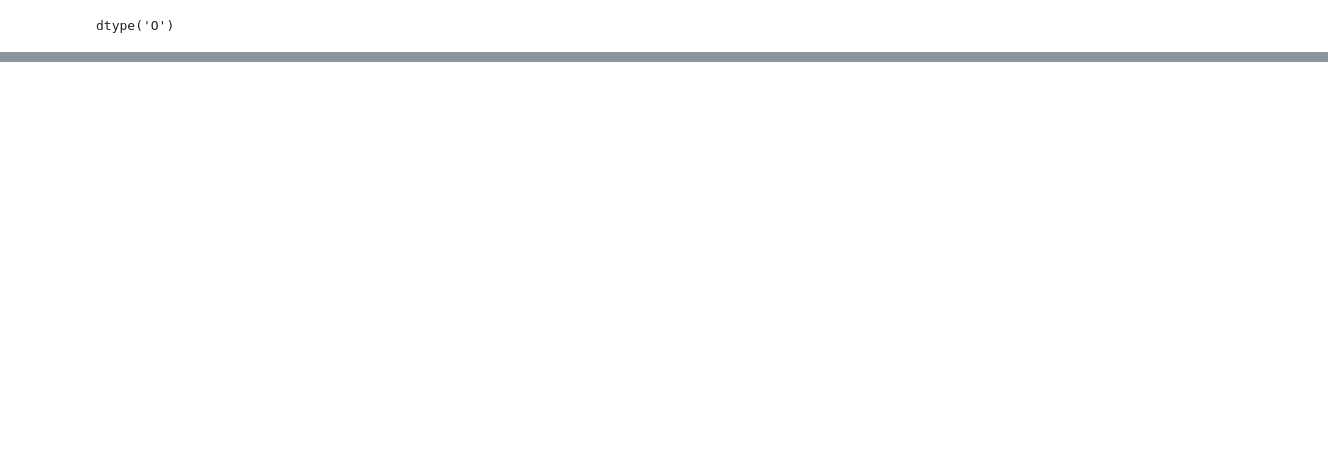
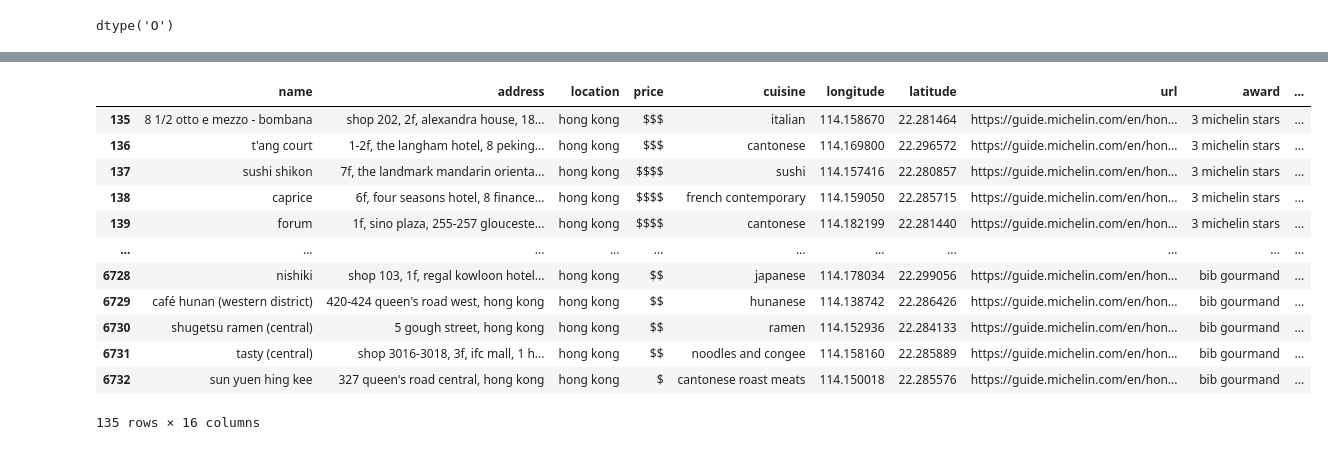
Before and after one commit to CodeupGourmands/Michelin_NLP_Capstone, a Jupyter notebook: cristina_notebook.ipynb, the cells around one changed output, grey strips where cells are left out. Saved outputs shown, nothing was run; the diff lists cells and outputs as text; code cells hidden in the pictures; blank space fills up the shorter version.

```diff
--- a/cristina_notebook.ipynb
+++ b/cristina_notebook.ipynb
@@ -307,0 +251,16 @@ memory usage: 847.6+ KB
+# %%
+df[df.country == 'hong kong']
+# %% [output]
+|  | name | address | location | price | cuisine | longitude | latitude | url | award | ... |
+| 135 | 8 1/2 otto e mezzo - bombana | shop 202, 2f, alexandra house, 18... | hong kong | $$$ | italian | 114.158670 | 22.281464 | https://guide.michelin.com/en/hon... | 3 michelin stars | ... |
+| 136 | t'ang court | 1-2f, the langham hotel, 8 peking... | hong kong | $$$ | cantonese | 114.169800 | 22.296572 | https://guide.michelin.com/en/hon... | 3 michelin stars | ... |
+| 137 | sushi shikon | 7f, the landmark mandarin orienta... | hong kong | $$$$ | sushi | 114.157416 | 22.280857 | https://guide.michelin.com/en/hon... | 3 michelin stars | ... |
+| 138 | caprice | 6f, four seasons hotel, 8 finance... | hong kong | $$$$ | french contemporary | 114.159050 | 22.285715 | https://guide.michelin.com/en/hon... | 3 michelin stars | ... |
+| 139 | forum | 1f, sino plaza, 255-257 glouceste... | hong kong | $$$$ | cantonese | 114.182199 | 22.281440 | https://guide.michelin.com/en/hon... | 3 michelin stars | ... |
+| ... | ... | ... | ... | ... | ... | ... | ... | ... | ... | ... |
+| 6728 | nishiki | shop 103, 1f, regal kowloon hotel... | hong kong | $$ | japanese | 114.178034 | 22.299056 | https://guide.michelin.com/en/hon... | bib gourmand | ... |
+| 6729 | café hunan (western district) | 420-424 queen's road west, hong kong | hong kong | $$ | hunanese | 114.138742 | 22.286426 | https://guide.michelin.com/en/hon... | bib gourmand | ... |
+| 6730 | shugetsu ramen (central) | 5 gough street, hong kong | hong kong | $$ | ramen | 114.152936 | 22.284133 | https://guide.michelin.com/en/hon... | bib gourmand | ... |
+| 6731 | tasty (central) | shop 3016-3018, 3f, ifc mall, 1 h... | hong kong | $$ | noodles and congee | 114.158160 | 22.285889 | https://guide.michelin.com/en/hon... | bib gourmand | ... |
+| 6732 | sun yuen hing kee | 327 queen's road central, hong kong | hong kong | $ | cantonese roast meats | 114.150018 | 22.285576 | https://guide.michelin.com/en/hon... | bib gourmand | ... |
+135 rows × 16 columns
```
Also changed, not shown: parts of 14 cells of this notebook.
